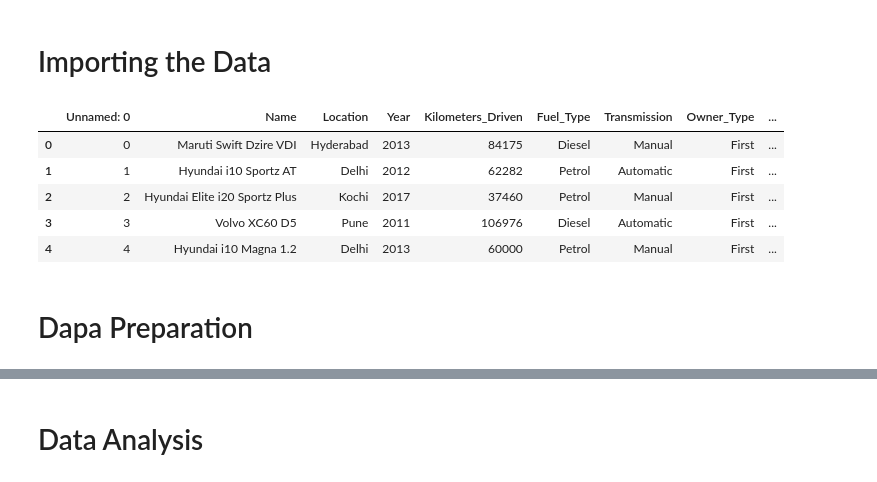
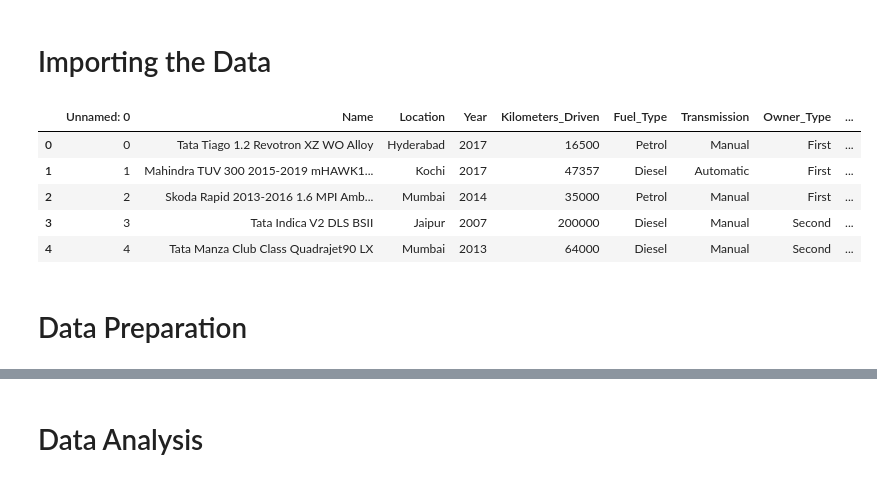
Before and after one commit to Shaurya-Ag/Car_Price_Prediction, a Jupyter notebook: Laboratory.ipynb, the cells around one changed output, grey strips where cells are left out. Drawn from its saved outputs; the diff is of its cells as text; code cells hidden in the pictures.

```diff
--- a/Laboratory.ipynb
+++ b/Laboratory.ipynb
@@ -8,13 +8,13 @@ import seaborn as sns
 # %%
 train_url="https://drive.google.com/uc?export=download&id=1DdyFZ9fizNFyinCvnW3npY7S43bkzD63"
 test_url="https://drive.google.com/uc?export=download&id=1vii5mpTPPrSExmg5S0eVcL4cmdLi-F9L"
 train_set=pd.read_csv(train_url)
 test_set=pd.read_csv(test_url)
-test_set.head()
+train_set.head()
 # %% [output]
 |  | Unnamed: 0 | Name | Location | Year | Kilometers_Driven | Fuel_Type | Transmission | Owner_Type | ... |
-| 0 | 0 | Maruti Swift Dzire VDI | Hyderabad | 2013 | 84175 | Diesel | Manual | First | ... |
-| 1 | 1 | Hyundai i10 Sportz AT | Delhi | 2012 | 62282 | Petrol | Automatic | First | ... |
-| 2 | 2 | Hyundai Elite i20 Sportz Plus | Kochi | 2017 | 37460 | Petrol | Manual | First | ... |
-| 3 | 3 | Volvo XC60 D5 | Pune | 2011 | 106976 | Diesel | Automatic | First | ... |
-| 4 | 4 | Hyundai i10 Magna 1.2 | Delhi | 2013 | 60000 | Petrol | Manual | First | ... |
+| 0 | 0 | Tata Tiago 1.2 Revotron XZ WO Alloy | Hyderabad | 2017 | 16500 | Petrol | Manual | First | ... |
+| 1 | 1 | Mahindra TUV 300 2015-2019 mHAWK1... | Kochi | 2017 | 47357 | Diesel | Automatic | First | ... |
+| 2 | 2 | Skoda Rapid 2013-2016 1.6 MPI Amb... | Mumbai | 2014 | 35000 | Petrol | Manual | First | ... |
+| 3 | 3 | Tata Indica V2 DLS BSII | Jaipur | 2007 | 200000 | Diesel | Manual | Second | ... |
+| 4 | 4 | Tata Manza Club Class Quadrajet90 LX | Mumbai | 2013 | 64000 | Diesel | Manual | Second | ... |
@@ -21,2 +23,2 @@ test_set.head()
 # %% [markdown]
-<h1>Dapa Preparation</h1>
+<h1>Data Preparation</h1>
```
Also changed, not shown: parts of 28 cells of this notebook.
